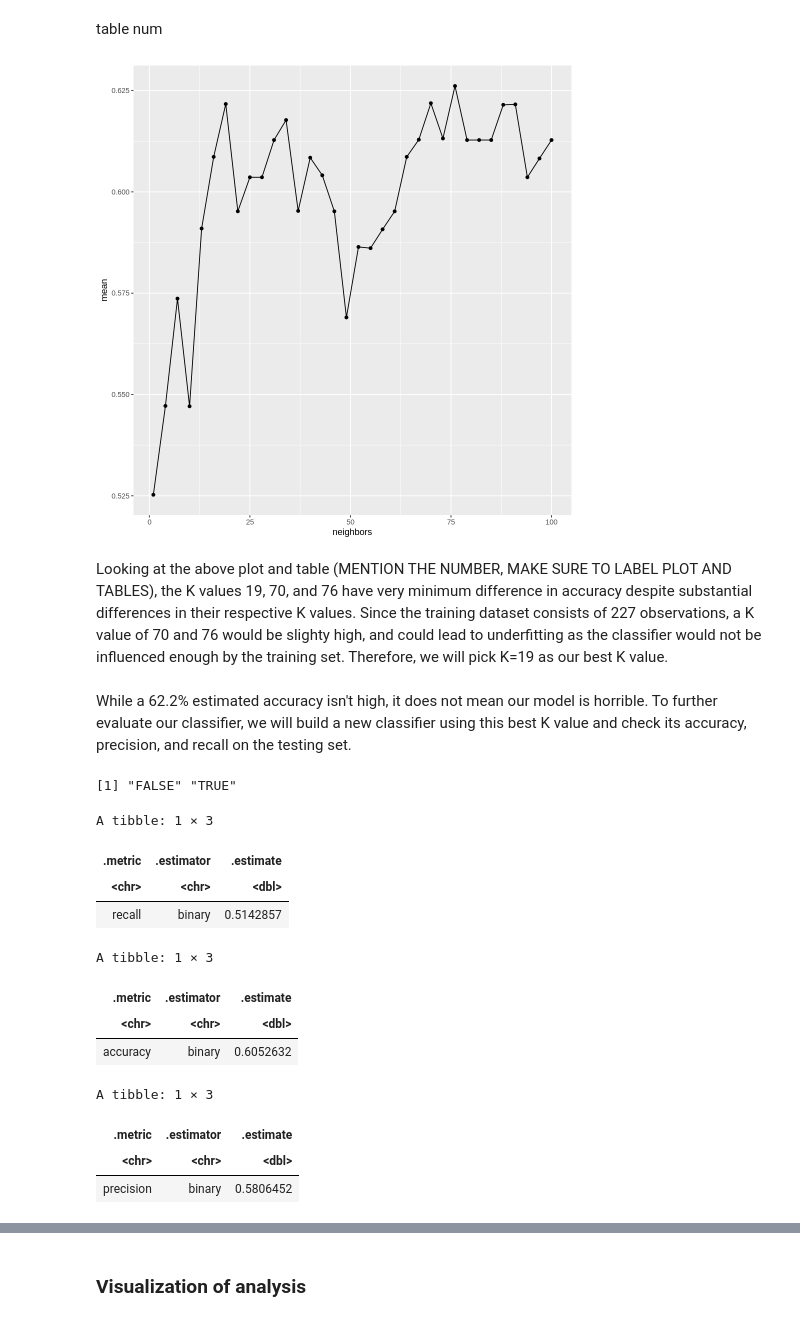
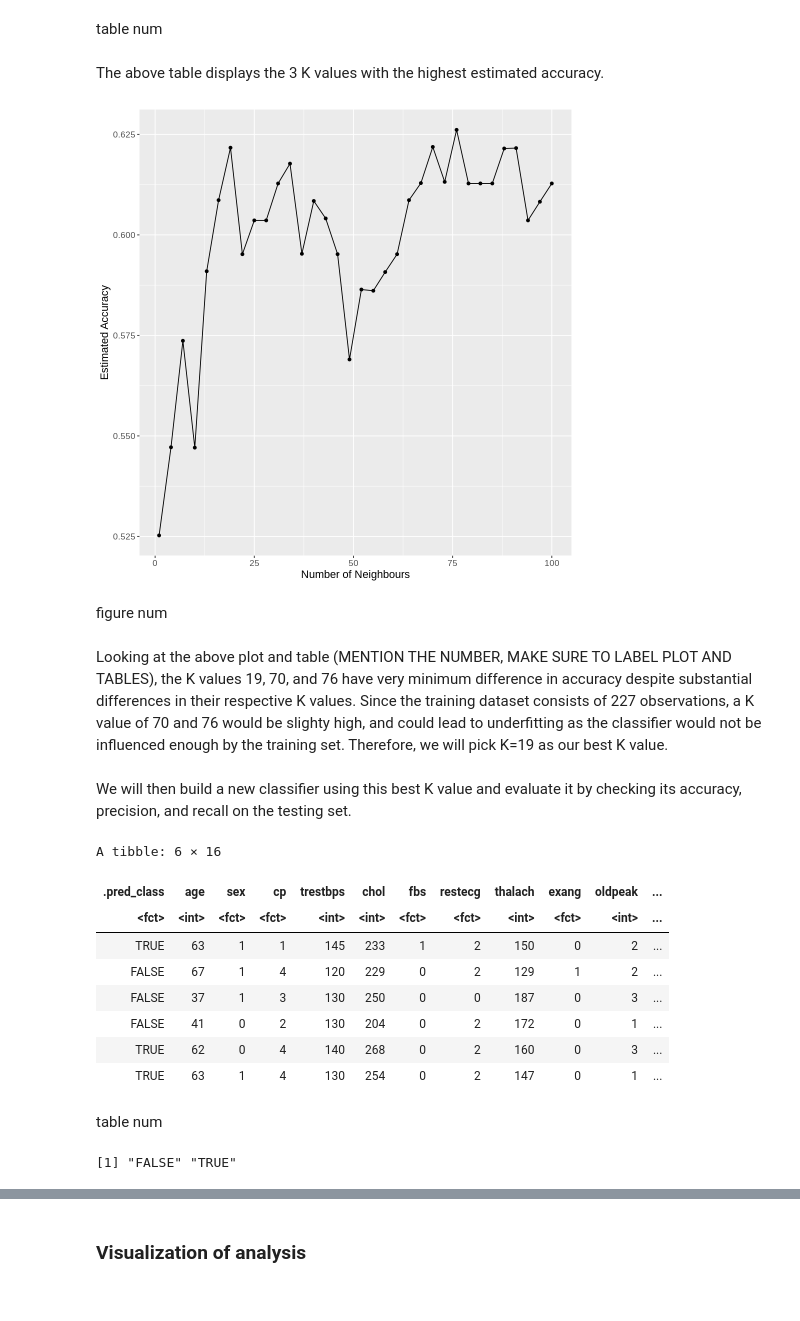
Before and after one commit to MarkusW12/heart_disease_project_proposal, a Jupyter notebook: Project Report.ipynb, the cells around one changed output, grey strips where cells are left out. Cells and saved outputs as stored; diff of their text form; code cells hidden in the pictures.

Commit message:
Added explanation for some tables

```diff
--- a/Project Report.ipynb
+++ b/Project Report.ipynb
@@ -93,8 +93,8 @@ colnames(heart_disease) = c("age", "sex", "cp", "trestbps", "chol", "fbs", "rest
                             "exang", "oldpeak", "slope", "ca", "thal", "num")
 
 heart_disease_converted <- heart_disease |>
-                        mutate(age = as.double(age), sex = as_factor(sex), cp = as_factor(cp),
-                               trestbps = as.double(trestbps), chol = as.double(chol),
+                        mutate(age = as.integer(age), sex = as_factor(sex), cp = as_factor(cp),
+                               trestbps = as.integer(trestbps), chol = as.integer(chol),
                                fbs = as_factor(fbs), restecg = as_factor(restecg), thalach = as.integer(thalach),
                                exang = as_factor(exang), oldpeak = as.integer(oldpeak), slope = as_factor(slope),
                                ca = as.integer(ca), thal = as_factor(thal), num = as.integer(num))
@@ -272,18 +282,24 @@ A tibble: 3 × 7
 | 19 | accuracy | binary | 0.6216820 | 5 | 0.02263299 | Preprocessor1_Model07 |
 # %% [markdown]
 table num
+# %% [markdown]
+The above table displays the 3 K values with the highest estimated accuracy.
 # %%
 knn_plot <- knn_result |>
         ggplot(aes(x=neighbors,y=mean)) +
         geom_point() +
-        geom_line()
+        geom_line() +
+        labs(x="Number of Neighbours",y="Estimated Accuracy") +
+        theme(text = element_text(size=13))
 knn_plot
 # %% [output]
-[figure, old version]
+[figure, new version]
+# %% [markdown]
+figure num
 # %% [markdown]
 Looking at the above plot and table (MENTION THE NUMBER, MAKE SURE TO LABEL PLOT AND TABLES), the K values 19, 70, and 76 have very minimum difference in accuracy despite substantial differences in their respective K values. Since the training dataset consists of 227 observations, a K value of 70 and 76 would be slighty high, and could lead to underfitting as the classifier would not be influenced enough by the training set. Therefore, we will pick K=19 as our best K value.
 # %% [markdown]
-While a 62.2% estimated accuracy isn't high, it does not mean our model is horrible. To further evaluate our classifier, we will build a new classifier using this best K value and check its accuracy, precision, and recall on the testing set.
+We will then build a new classifier using this best K value and  evaluate it by checking its accuracy, precision, and recall on the testing set.
 # %%
 knn_spec_best <- nearest_neighbor(weight_func = "rectangular", neighbors = 19) |>
                 set_engine("kknn") |>
@@ -296,33 +312,20 @@ knn_best_fit <- workflow() |>
 
 test_predictions <- predict(knn_best_fit, heart_disease_test) |>
                         bind_cols(heart_disease_test)
-# head(test_predictions) # DELETE AFTER
-
-test_predictions |> pull(diagnosis) |> levels()
-
-predictions_recall <- test_predictions |>
-                    recall(truth=diagnosis,estimate=.pred_class, event_level = "second")
-predictions_recall
-
-predictions_accuracy <- test_predictions |>
-                    metrics(truth=diagnosis,estimate=.pred_class) |>
-                    filter(.metric == "accuracy")
-predictions_accuracy
-
-predictions_precision <- test_predictions |>
-                    precision(truth=diagnosis,estimate=.pred_class, event_level = "second")
-predictions_precision
+head(test_predictions)
 # %% [output]
-[1] "FALSE" "TRUE"
+A tibble: 6 × 16
-A tibble: 1 × 3
-| .metric | .estimator | .estimate |
-| <chr> | <chr> | <dbl> |
-| recall | binary | 0.5142857 |
+| .pred_class | age | sex | cp | trestbps | chol | fbs | restecg | thalach | exang | oldpeak | ... |
+| <fct> | <int> | <fct> | <fct> | <int> | <int> | <fct> | <fct> | <int> | <fct> | <int> | ... |
+| TRUE | 63 | 1 | 1 | 145 | 233 | 1 | 2 | 150 | 0 | 2 | ... |
+| FALSE | 67 | 1 | 4 | 120 | 229 | 0 | 2 | 129 | 1 | 2 | ... |
+| FALSE | 37 | 1 | 3 | 130 | 250 | 0 | 0 | 187 | 0 | 3 | ... |
+| FALSE | 41 | 0 | 2 | 130 | 204 | 0 | 2 | 172 | 0 | 1 | ... |
+| TRUE | 62 | 0 | 4 | 140 | 268 | 0 | 2 | 160 | 0 | 3 | ... |
+| TRUE | 63 | 1 | 4 | 130 | 254 | 0 | 2 | 147 | 0 | 1 | ... |
-A tibble: 1 × 3
-| .metric | .estimator | .estimate |
-| <chr> | <chr> | <dbl> |
-| accuracy | binary | 0.6052632 |
-A tibble: 1 × 3
-| .metric | .estimator | .estimate |
-| <chr> | <chr> | <dbl> |
-| precision | binary | 0.5806452 |
+# %% [markdown]
+table num
+# %%
+test_predictions |> pull(diagnosis) |> levels()
+# %% [output]
+[1] "FALSE" "TRUE"
```
Also changed, not shown: parts of 15 cells of this notebook.
